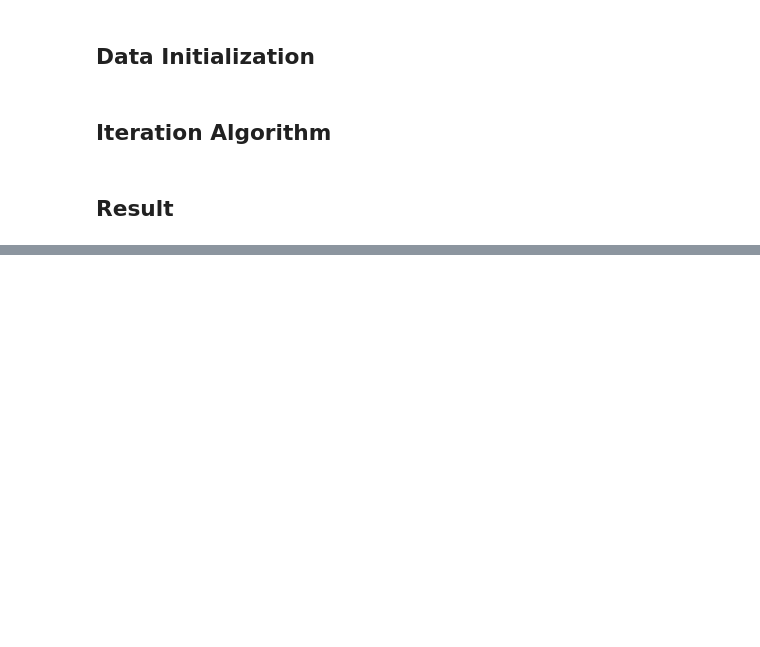
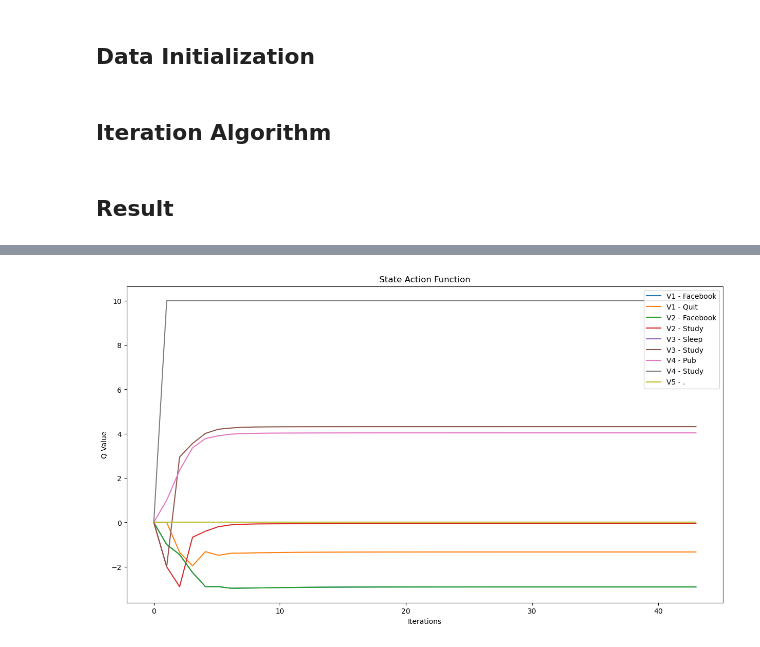
Before and after one commit to Muxi-Qiao/INT411, a Jupyter notebook: StateActionFunction.ipynb, the cells around one changed output, grey strips where cells are left out. Cells and saved outputs as stored; diff of their text form; code cells hidden in the pictures; blank space fills up the shorter version.

Commit message:
State_Action_Function
State Action Function

```diff
--- a/StateActionFunction.ipynb
+++ b/StateActionFunction.ipynb
@@ -37,9 +42,11 @@ Q = {
 # %%
 def iteration_algorithm(Q, R, gamma, termination):
     iteration = 0
+    Q_record = []
     while True:
         delta = 0
         Q_old = Q.copy()
+        Q_record.append(Q_old)
 
         # Bellman equation, calculating action Q
         Q[('V1', 'Facebook')] = R[('V1', 'Facebook')] + gamma * (0.5 * Q_old[('V1', 'Facebook')] + 0.5 * Q_old[('V1', 'Quit')])
@@ -66,13 +73,14 @@ def iteration_algorithm(Q, R, gamma, termination):
 
         # Check whether the termination condition has been met
         if delta < termination:
+            Q_record.append(Q)
             break
 
-    return Q, iteration
+    return Q, iteration, Q_record
 # %% [markdown]
 ## Result
 # %%
-Q, iterations = iteration_algorithm(Q, R, gamma, termination)
+Q, iterations, Q_record = iteration_algorithm(Q, R, gamma, termination)
 
 print('\nFinal Q:')
 for action, value in Q.items():
@@ -96,3 +104,35 @@ Q('V4', 'Study') = 10.0
 Q('V5', '.') = 0
 
 Total iterations: 42
+# %%
+Q_v1_facebook = [item[('V1', 'Facebook')] for item in Q_record]
+Q_v1_quit = [item[('V1', 'Quit')] for item in Q_record]
+Q_v2_facebook = [item[('V2', 'Facebook')] for item in Q_record]
+Q_v2_study = [item[('V2', 'Study')] for item in Q_record]
+Q_v3_sleep = [item[('V3', 'Sleep')] for item in Q_record]
+Q_v3_study = [item[('V3', 'Study')] for item in Q_record]
+Q_v4_pub = [item[('V4', 'Pub')] for item in Q_record]
+Q_v4_study = [item[('V4', 'Study')] for item in Q_record]
+Q_v5 = [item[('V5', '.')] for item in Q_record]
+
+x = np.linspace(0, iterations + 1, iterations + 1)
+
+plt.figure(figsize=(15, 8))
+plt.plot(x, Q_v1_facebook, label='V1 - Facebook')
+plt.plot(x, Q_v1_quit, label='V1 - Quit')
+plt.plot(x, Q_v2_facebook, label='V2 - Facebook')
+plt.plot(x, Q_v2_study, label='V2 - Study')
+plt.plot(x, Q_v3_sleep, label='V3 - Sleep')
+plt.plot(x, Q_v3_study, label='V3 - Study')
+plt.plot(x, Q_v4_pub, label='V4 - Pub')
+plt.plot(x, Q_v4_study, label='V4 - Study')
+plt.plot(x, Q_v5, label='V5 - .')
+
+plt.title('State Action Function')
+plt.xlabel('Iterations')
+plt.ylabel('Q Value')
+
+plt.legend(loc='upper right')
+plt.show()
+# %% [output]
+[figure, added]
```
Also changed, not shown: parts of 1 cell of this notebook.
